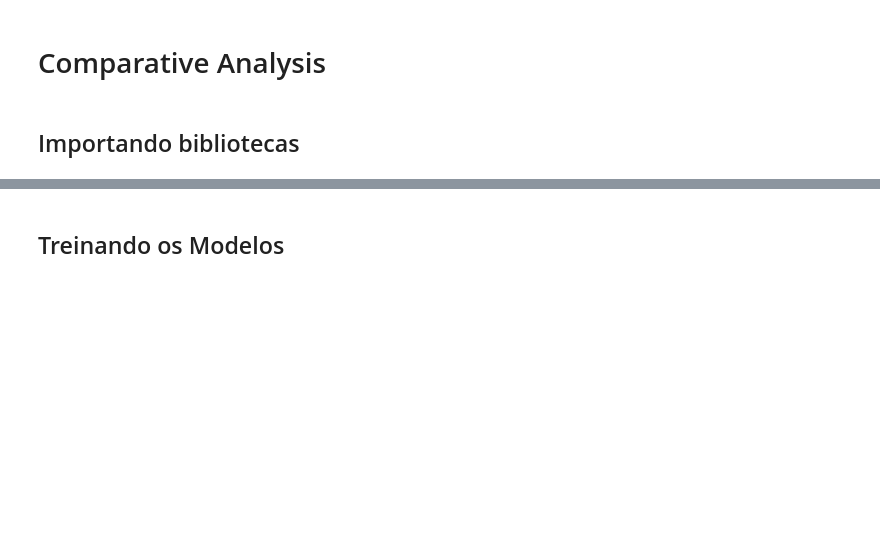
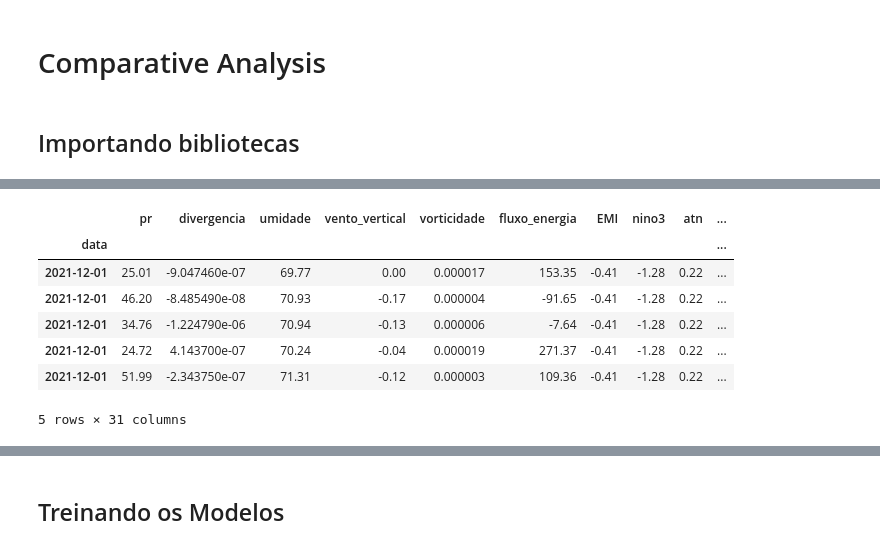
Before and after one commit to atlantico-academy/guru-das-chuvas, a Jupyter notebook: notebooks/02 - Comparative Analysis.ipynb, the cells around one changed output, grey strips where cells are left out. Drawn from its saved outputs; the diff is of its cells as text; code cells hidden in the pictures; blank space fills up the shorter version.

```diff
--- a/notebooks/02 - Comparative Analysis.ipynb
+++ b/notebooks/02 - Comparative Analysis.ipynb
@@ -29,3 +78,14 @@ df = df_original.assign(
+# %%
+df.tail()
+# %% [output]
+|  | pr | divergencia | umidade | vento_vertical | vorticidade | fluxo_energia | EMI | nino3 | atn | ... |
+| data |  |  |  |  |  |  |  |  |  | ... |
+| 2021-12-01 | 25.01 | -9.047460e-07 | 69.77 | 0.00 | 0.000017 | 153.35 | -0.41 | -1.28 | 0.22 | ... |
+| 2021-12-01 | 46.20 | -8.485490e-08 | 70.93 | -0.17 | 0.000004 | -91.65 | -0.41 | -1.28 | 0.22 | ... |
+| 2021-12-01 | 34.76 | -1.224790e-06 | 70.94 | -0.13 | 0.000006 | -7.64 | -0.41 | -1.28 | 0.22 | ... |
+| 2021-12-01 | 24.72 | 4.143700e-07 | 70.24 | -0.04 | 0.000019 | 271.37 | -0.41 | -1.28 | 0.22 | ... |
+| 2021-12-01 | 51.99 | -2.343750e-07 | 71.31 | -0.12 | 0.000003 | 109.36 | -0.41 | -1.28 | 0.22 | ... |
+5 rows × 31 columns
 # %%
 df
 # %% [output]
```
Also changed, not shown: parts of 16 cells of this notebook.
